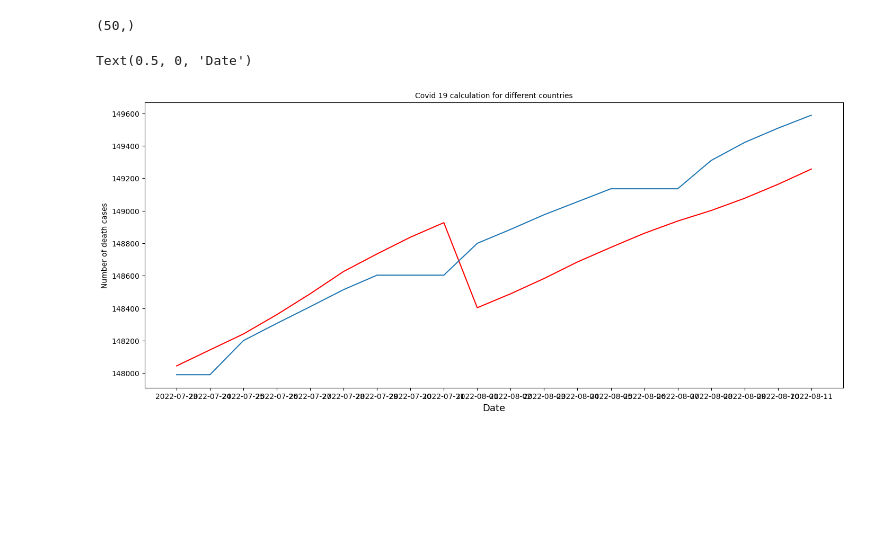
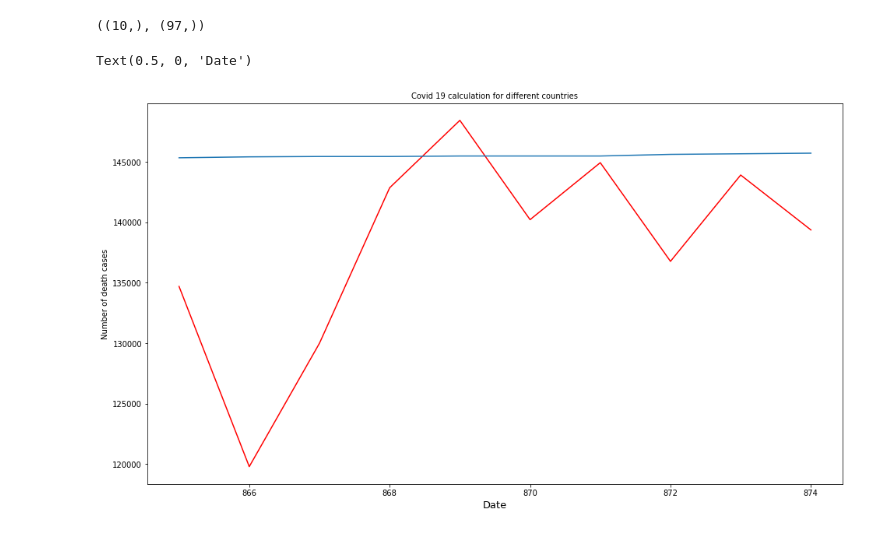
Before and after one commit to tekadata/covid_time_series_prediction, a Jupyter notebook: notebooks/RNN_FRA_model.ipynb, the cells around one changed output. Saved outputs shown, nothing was run; the diff lists cells and outputs as text; code cells hidden in the pictures; blank space fills up the shorter version.

Commit message:
tk-d8-rnn-update get_RNN_model_API new return y_test

```diff
--- a/notebooks/RNN_FRA_model.ipynb
+++ b/notebooks/RNN_FRA_model.ipynb
@@ -164,0 +106,2 @@ score, n_pred=10, c='USA'
+# %%
+y_pred, y_test = get_RNN_model_API('France', return_test=True)
@@ -165,14 +111,14 @@ score, n_pred=10, c='USA'
 # %%
-y_pred.shape
+y_pred.shape, y_test.shape
 # %% [output]
-(50,)
+((10,), (97,))
 # %%
-fig, ax = plt.subplots(1, figsize=(17,7))
-plt.plot(y_test.index[:20],y_pred[:20],color='r');
-plt.plot(y_test.index[:20],y_test[:20]);
+fig, ax = plt.subplots(1, figsize=(16,9))
+plt.plot(y_test.index[:10],y_pred[:10],color='r');
+plt.plot(y_test.index[:10],y_test[:10]);
 ax.set_title("Covid 19 calculation for different countries", size=10)
 ax.set_ylabel("Number of death cases", size=10)
 ax.set_xlabel("Date", size=13)
 # %% [output]
 Text(0.5, 0, 'Date')
-[figure, old version]
+[figure, new version]
```
Also changed, not shown: parts of 27 cells of this notebook, 26 other files.
